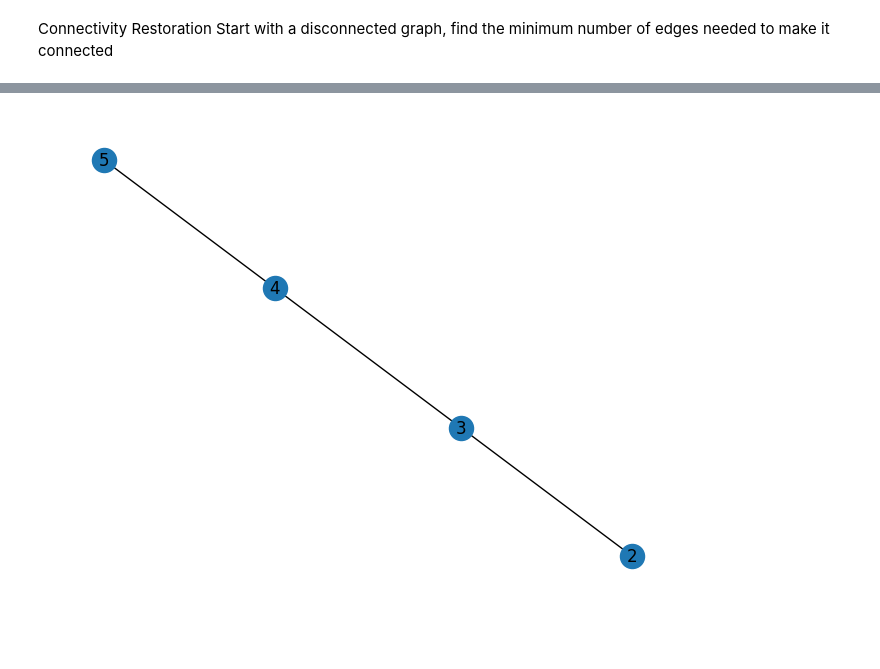
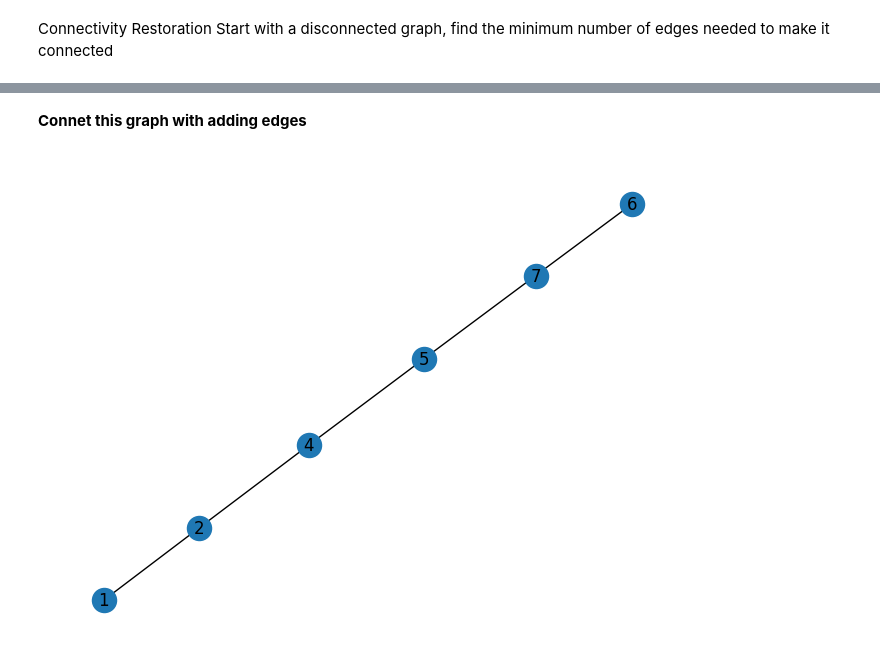
Before and after one commit to coderzaman/Knowledge-Engineering, a Jupyter notebook: Knowledege_Engineering_Lab_Task_02.ipynb, the cells around one changed output, grey strips where cells are left out. Drawn from its saved outputs; the diff is of its cells as text; code cells hidden in the pictures; blank space fills up the shorter version.

```diff
--- a/Knowledege_Engineering_Lab_Task_02.ipynb
+++ b/Knowledege_Engineering_Lab_Task_02.ipynb
@@ -98,8 +98,8 @@ plt.show()
 * Track how connectivity changes after each removal
 # %%
 Man_G = nx.Graph()
-Man_G.add_nodes_from(['1','2','3','4','5'])
-Man_G.add_edges_from([('1','2'),('2','3'),('3','4'),('4','5'),('5','1')])
+Man_G.add_nodes_from(['1','2','3','4','5', '6', '7'])
+Man_G.add_edges_from([('1','2'),('2','3'),('3','4'),('4','5'),('5','6'),('6','7')])
 nx.draw(Man_G, with_labels=True)
 plt.show()
 # %% [output]
@@ -135,6 +164,8 @@ plt.show()
+# %% [markdown]
+**Connet this graph with adding edges**
 # %%
-Con_Grap.add_edge('3','2')
+Con_Grap.add_edges_from([('1','2'),('2','4'),('4','5'), ('5','7')])
 nx.draw(Con_Grap, with_labels=True)
 plt.show()
 # %% [output]
-[figure, old version]
+[figure, new version]
```
Also changed, not shown: parts of 19 cells of this notebook.
